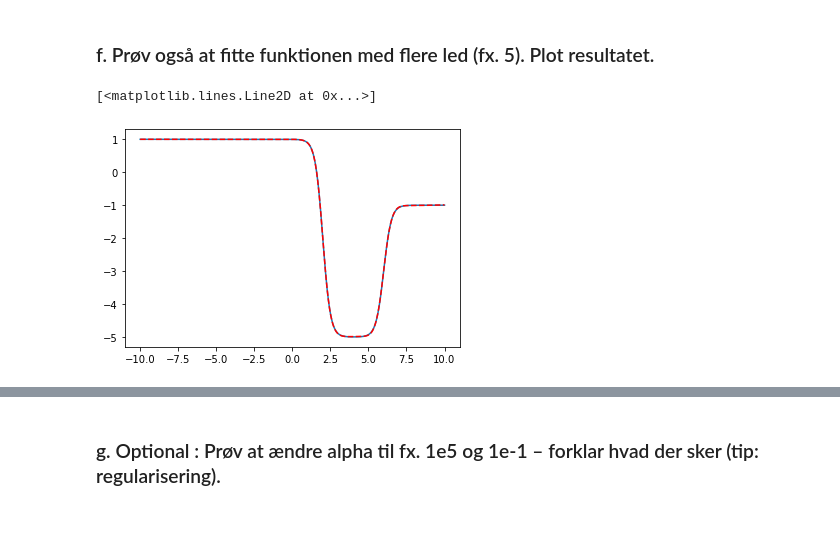
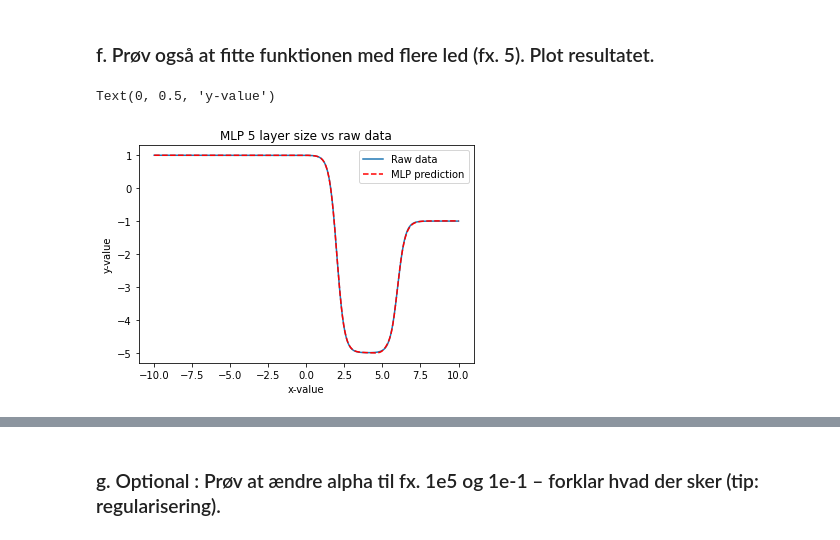
Before and after one commit to mortenhaahr/MAL, a Jupyter notebook: L06/L06.ipynb, the cells around one changed output, grey strips where cells are left out. Drawn from its saved outputs; the diff is of its cells as text; code cells hidden in the pictures.

Commit message:
Added text to my exercises in ASS01

```diff
--- a/L06/L06.ipynb
+++ b/L06/L06.ipynb
@@ -86,19 +93,23 @@ plt.legend()
 # %%
 x = np.linspace(-10,10,1000)
 y = 2*np.tanh(2*x - 12) - 3*np.tanh(2*x - 4)
 
-mlp = MLPRegressor(activation = 'tanh', # aktiveringsfunktion
-                   hidden_layer_sizes = 5, # antal skjulte neuroner
-                   alpha = 1e-5, # regulariseringsparameter, her meget lille
-                   solver = 'lbfgs', # quasi-Newton solver
+mlp = MLPRegressor(activation = 'tanh',
+                   hidden_layer_sizes = 5,
+                   alpha = 1e-5,
+                   solver = 'lbfgs',
                    max_iter=1000,
                    verbose = True)
 
 x = x.reshape(-1,1)
 mlp.fit(x,y)
 
-plt.plot(x,y)
-plt.plot(x, mlp.predict(x), '--', color='Red')
+plt.plot(x,y, label=('Raw data'))
+plt.plot(x, mlp.predict(x), '--', color='Red', label=('MLP prediction'))
+plt.legend()
+plt.title('MLP 5 layer size vs raw data')
+plt.xlabel('x-value')
+plt.ylabel('y-value')
 # %% [output]
-[<matplotlib.lines.Line2D at 0x...>]
+Text(0, 0.5, 'y-value')
-[figure, old version]
+[figure, new version]
```
Also changed, not shown: parts of 7 cells of this notebook, 1 other file.
